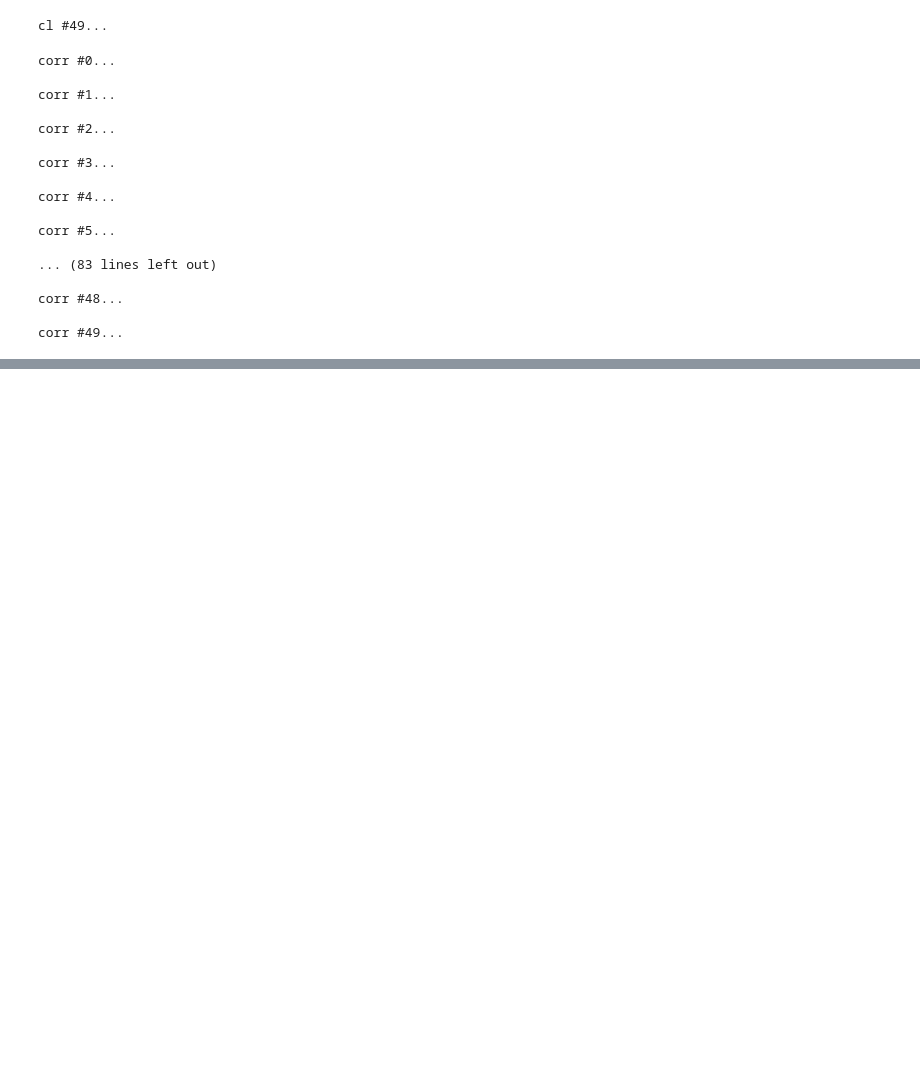
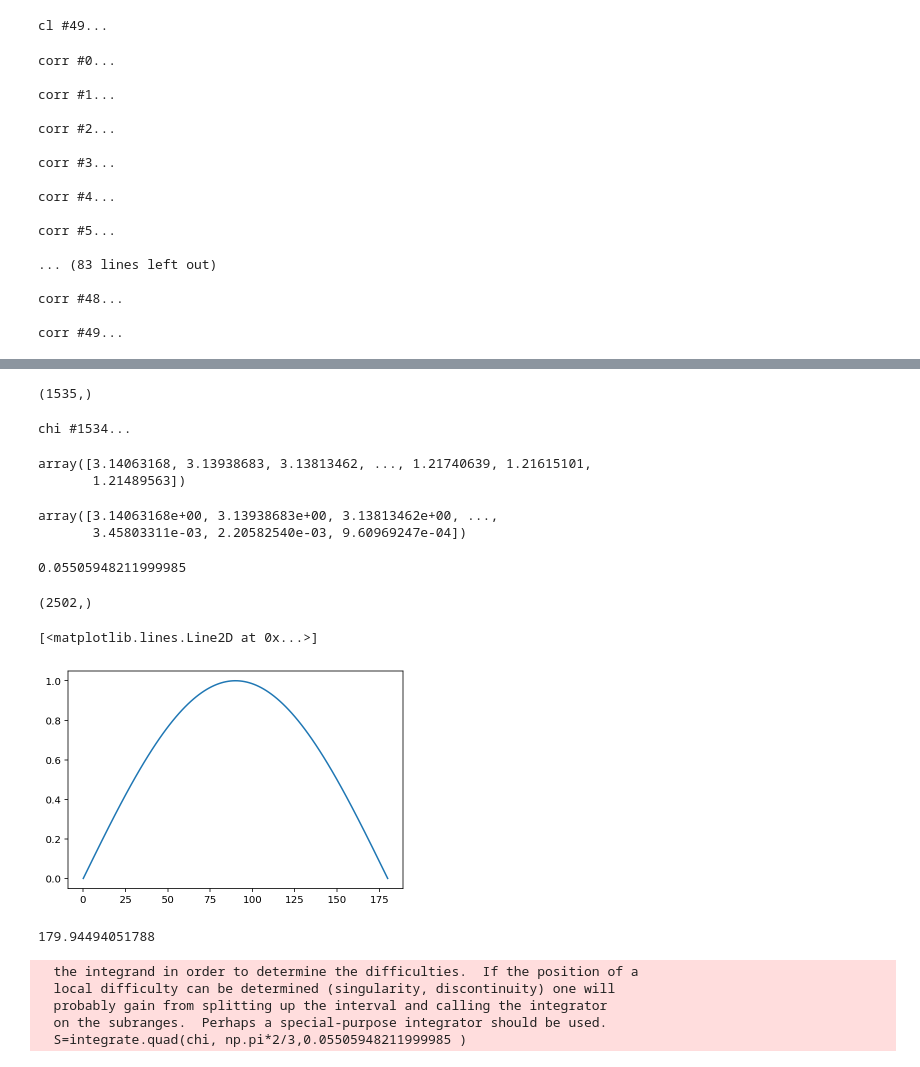
Before and after one commit to Augustocmb/cmblss, a Jupyter notebook: code/cmblss-main/correlation-function.ipynb, the cells around one changed output, grey strips where cells are left out. Cells and saved outputs as stored; diff of their text form; code cells hidden in the pictures; blank space fills up the shorter version.

```diff
--- a/code/cmblss-main/correlation-function.ipynb
+++ b/code/cmblss-main/correlation-function.ipynb
@@ -354,0 +414,39 @@ ValueError: A value in x_new is below the interpolation range.
+# %%
+cl_00[0].shape
+# %% [output]
+(1535,)
+# %%
+# We cannot plot pseudoCls*sin(np.arccos(xvals_1)) directly, I must be to define a new intervals for it.
+p_l=1535
+
+#chi[t]=np.zeros(p_l+1)
+for t in range(p_l):
+    print('\rchi #%d...'%t,end='')
+    chi[t]=np.arccos(xvals_1)[t]
+chi
+# %% [output]
+chi #1534...
+array([3.14063168, 3.13938683, 3.13813462, ..., 1.21740639, 1.21615101,
+       1.21489563])
+# %%
+np.arccos(xvals_1)
+# %% [output]
+array([3.14063168e+00, 3.13938683e+00, 3.13813462e+00, ...,
+       3.45803311e-03, 2.20582540e-03, 9.60969247e-04])
+# %%
+np.min(r2)
+# %% [output]
+0.05505948211999985
+# %%
+r2.shape
+# %% [output]
+(2502,)
+# %%
+plt.plot(r2, np.sin(np.arccos(xvals_1)))
+# %% [output]
+[<matplotlib.lines.Line2D at 0x...>]
+[figure, added]
+# %%
+np.max(r2)
+# %% [output]
+179.94494051788
@@ -354,0 +464,9 @@ ValueError: A value in x_new is below the interpolation range.
+# %%
+# Integration of the correlation function
+S=integrate.quad(chi, np.pi*2/3,0.05505948211999985 )
+# %% [output]
+  the integrand in order to determine the difficulties.  If the position of a
+  local difficulty can be determined (singularity, discontinuity) one will
+  probably gain from splitting up the interval and calling the integrator
+  on the subranges.  Perhaps a special-purpose integrator should be used.
+  S=integrate.quad(chi, np.pi*2/3,0.05505948211999985 )
```
Also changed, not shown: parts of 43 cells of this notebook.
